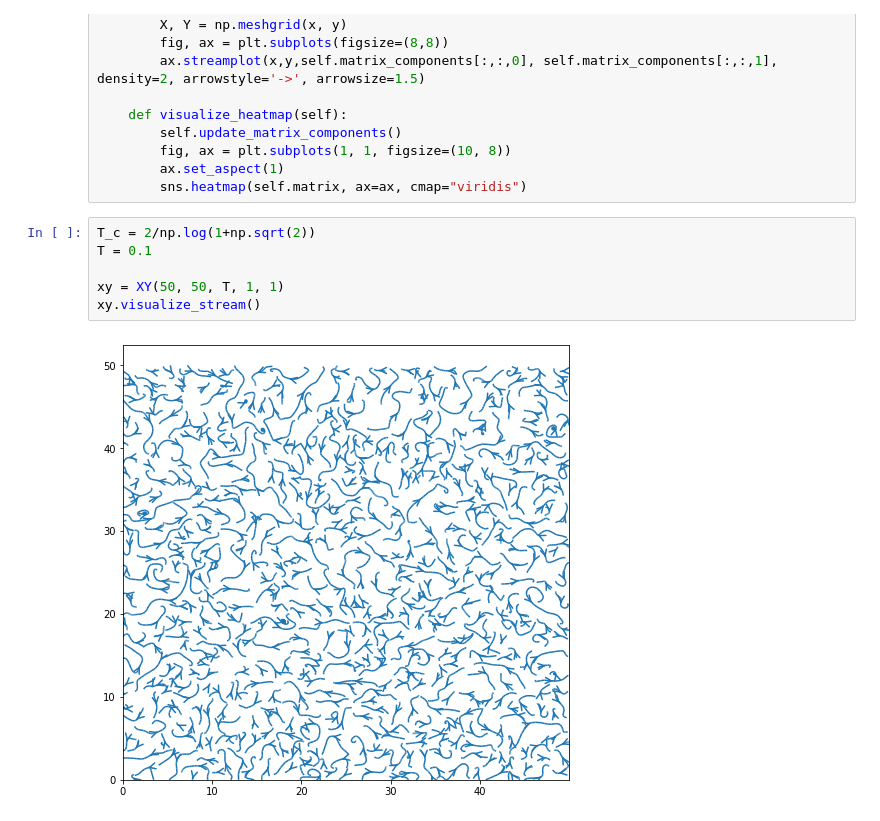
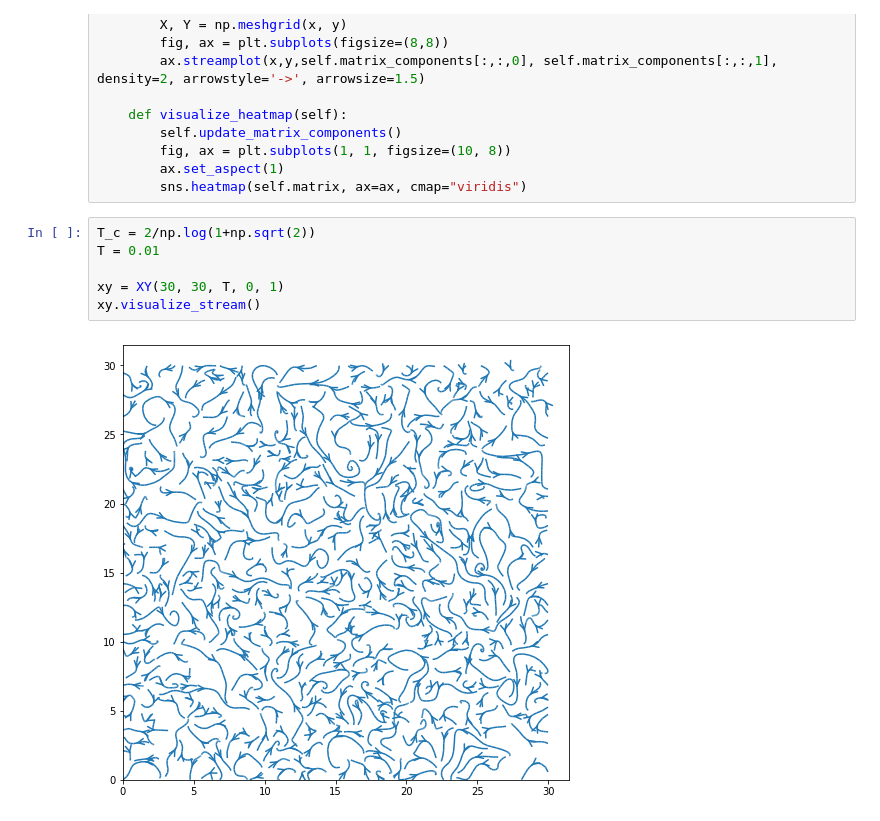
Before and after one commit to eleonoragatti44/IsingModel-CSProject, a Jupyter notebook: XY.ipynb, the cells around one changed output. Drawn from its saved outputs; the diff is of its cells as text.

```diff
--- a/XY.ipynb
+++ b/XY.ipynb
@@ -107,12 +107,12 @@ class XY():
         sns.heatmap(self.matrix, ax=ax, cmap="viridis")
 # %%
 T_c = 2/np.log(1+np.sqrt(2))
-T = 0.1
+T = 0.01
 
-xy = XY(50, 50, T, 1, 1)
+xy = XY(30, 30, T, 0, 1)
 xy.visualize_stream()
 # %% [output]
-[figure, old version]
+[figure, new version]
 # %%
 xy.metropolis(400000)
 xy.visualize_stream()
```
Also changed, not shown: parts of 2 cells of this notebook.
